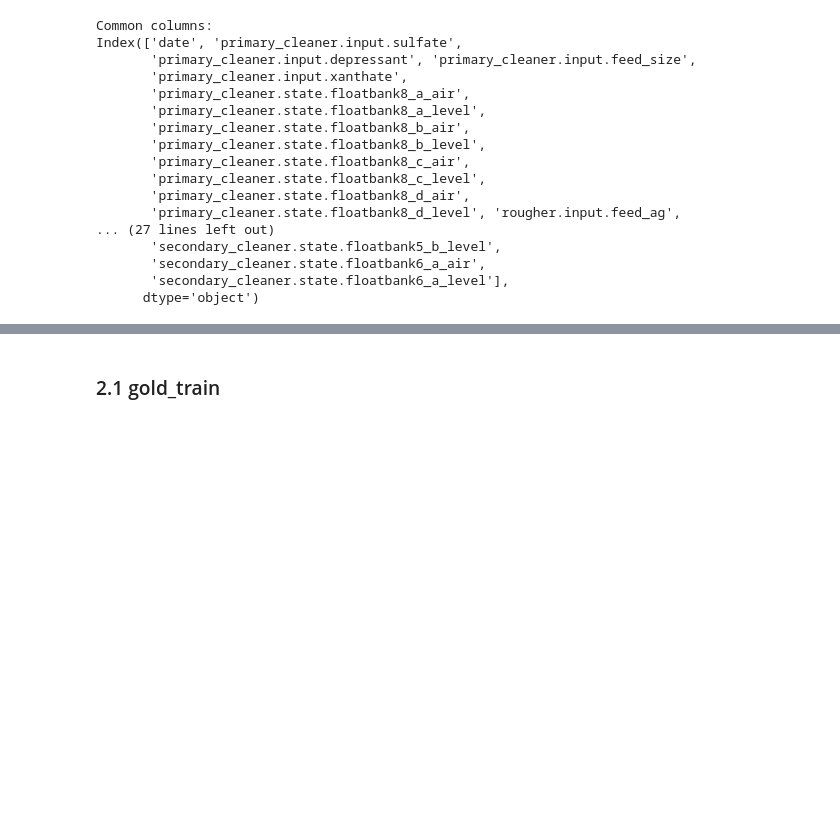
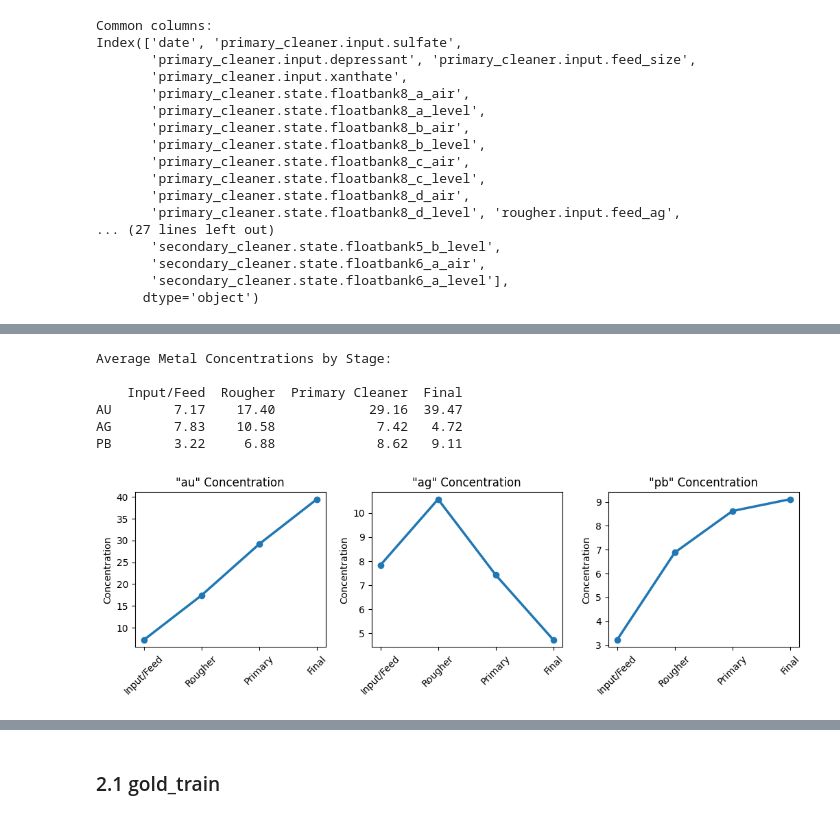
Before and after one commit to alangudi417/industrial-gold-recovery-prediction, a Jupyter notebook: notebooks/gold_recovery.ipynb, the cells around one changed output, grey strips where cells are left out. Saved outputs shown, nothing was run; the diff lists cells and outputs as text; code cells hidden in the pictures; blank space fills up the shorter version.

```diff
--- a/notebooks/gold_recovery.ipynb
+++ b/notebooks/gold_recovery.ipynb
@@ -212,0 +231,18 @@ Index(['date', 'primary_cleaner.input.sulfate',
+# %%
+# Organize columns by process stage
+stages_process = {
+    'Input/Feed': ['rougher.input.feed_au', 'rougher.input.feed_ag', 'rougher.input.feed_pb'],
+    'Rougher': ['rougher.output.concentrate_au', 'rougher.output.concentrate_ag', 'rougher.output.concentrate_pb'],
+    'Primary Cleaner': ['primary_cleaner.output.concentrate_au', 'primary_cleaner.output.concentrate_ag', 'primary_cleaner.output.concentrate_pb'],
+    'Final': ['final.output.concentrate_au', 'final.output.concentrate_ag', 'final.output.concentrate_pb']
+}
+
+plot_avg_metal_conc(gold_train_clean, stages_process)
+# %% [output]
+Average Metal Concentrations by Stage:
+
+    Input/Feed  Rougher  Primary Cleaner  Final
+AU        7.17    17.40            29.16  39.47
+AG        7.83    10.58             7.42   4.72
+PB        3.22     6.88             8.62   9.11
+[figure, added]
```
Also changed, not shown: parts of 24 cells of this notebook.
